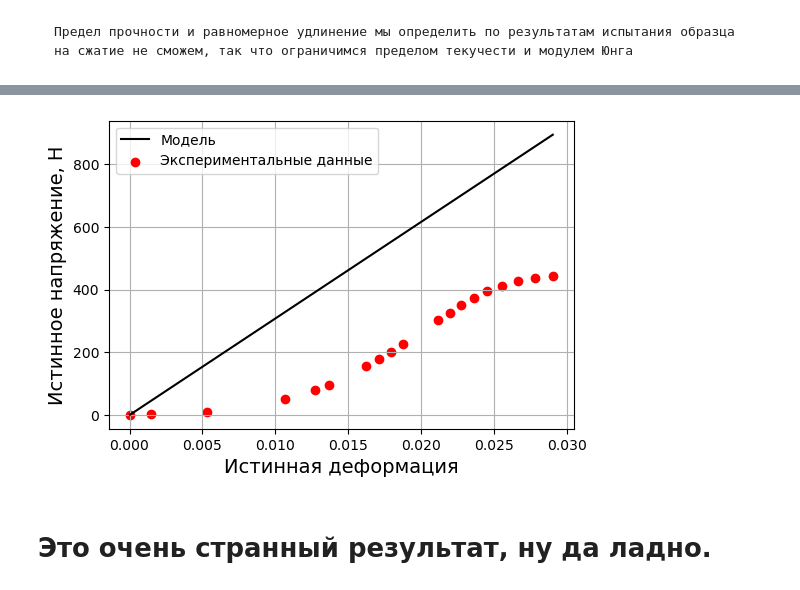
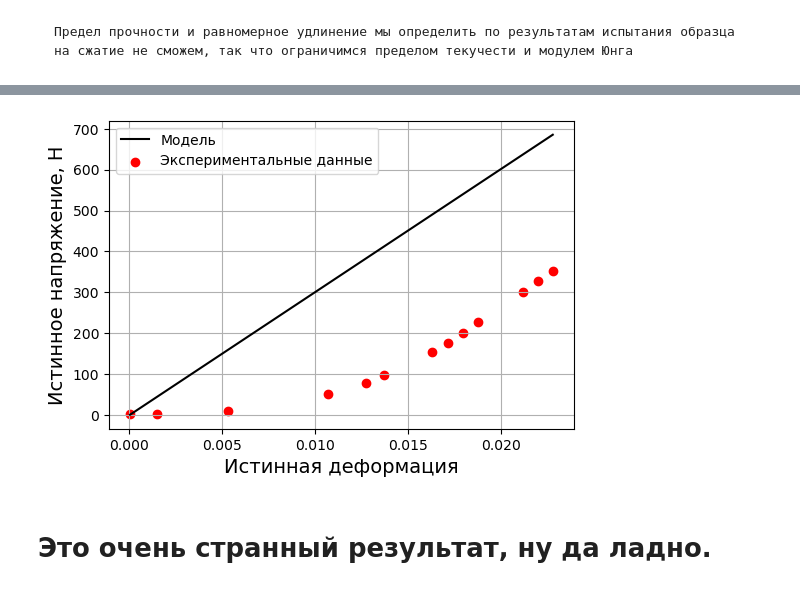
Before and after one commit to AlexanderASidorov/tension_test_calculations, a Jupyter notebook: dz/dz001/Fairuzova/Compression_test.ipynb, the cells around one changed output, grey strips where cells are left out. Cells and saved outputs as stored; diff of their text form; code cells hidden in the pictures.

```diff
--- a/dz/dz001/Fairuzova/Compression_test.ipynb
+++ b/dz/dz001/Fairuzova/Compression_test.ipynb
@@ -84,11 +89,11 @@ print (f'Модуль Юнга равен: {mech_properties.E:.0f} МПа')
 # %%
 # визуализируем результат расчета модуля Юнга
-filtr03 = mech_properties.strain <= 0.03
+filtr03 = mech_properties.strain <= 0.0235
 mech_properties.plot_experiment_vs_model([stress_strain.strain_true[filtr03], stress_strain.stress_true[filtr03]],
                                         [stress_strain.strain_true[filtr03], mech_properties.E*(stress_strain.strain_true[filtr03])],
                                         'Истинная деформация', 'Истинное напряжение, Н')
 # %% [output]
-[figure, old version]
+[figure, new version]
 # %% [markdown]
 # Это очень странный результат, ну да ладно.
 # %%
```
Also changed, not shown: parts of 5 cells of this notebook, 8 other files.
